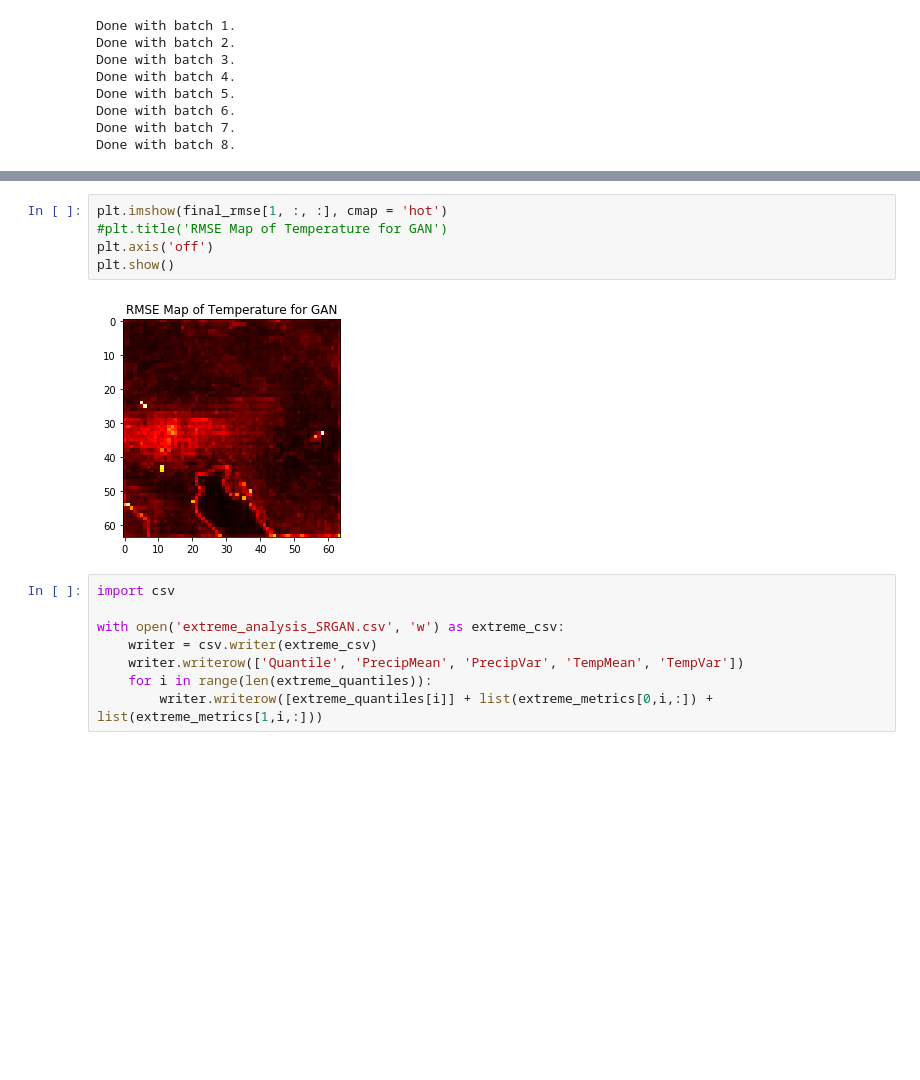
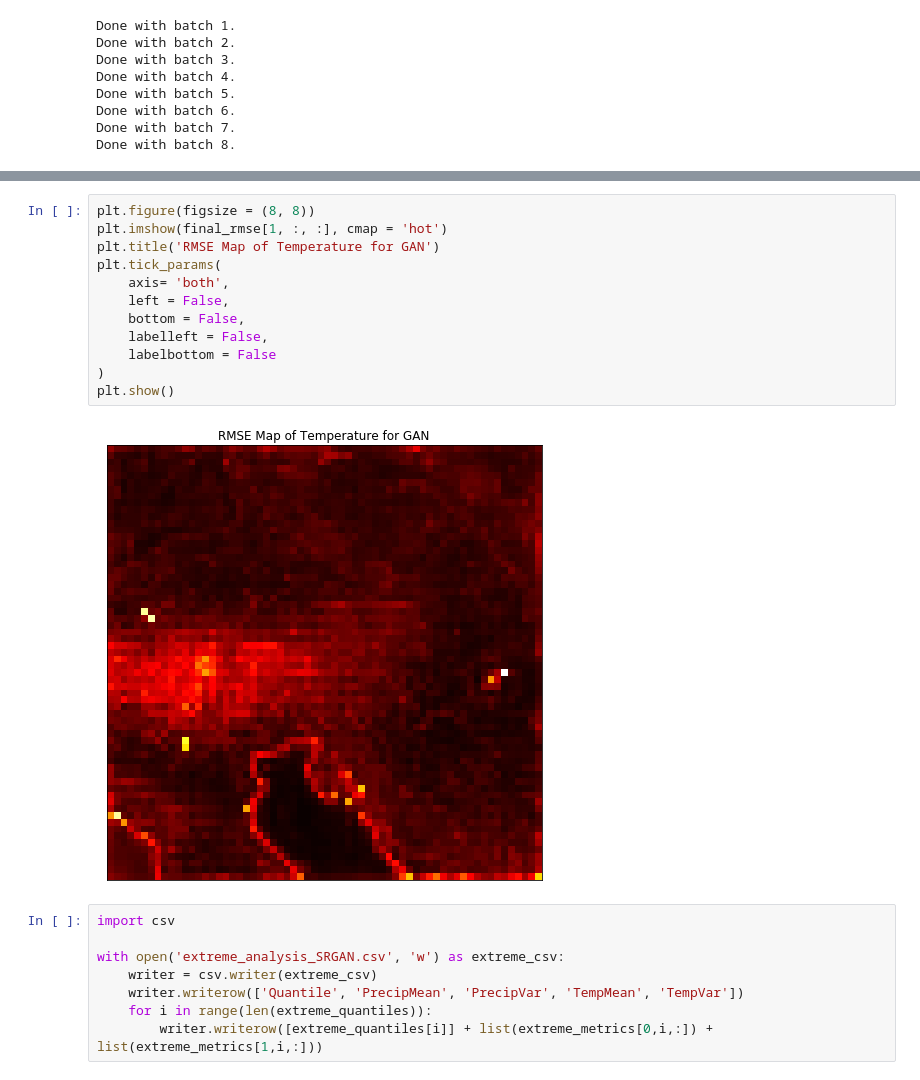
Before and after one commit to mantariksh/231n_downscaling, a Jupyter notebook: performance_metrics_srgan.ipynb, the cells around one changed output, grey strips where cells are left out. Cells and saved outputs as stored; diff of their text form; blank space fills up the shorter version.

```diff
--- a/performance_metrics_srgan.ipynb
+++ b/performance_metrics_srgan.ipynb
@@ -187,10 +195,17 @@ plt.show()
 # %%
+plt.figure(figsize = (8, 8))
 plt.imshow(final_rmse[1, :, :], cmap = 'hot')
-#plt.title('RMSE Map of Temperature for GAN')
-plt.axis('off')
+plt.title('RMSE Map of Temperature for GAN')
+plt.tick_params(
+    axis= 'both',
+    left = False,
+    bottom = False,
+    labelleft = False,
+    labelbottom = False
+)
 plt.show()
 # %% [output]
-[figure, old version]
+[figure, new version]
 # %%
 import csv
 
```
Also changed, not shown: parts of 2 cells of this notebook.
